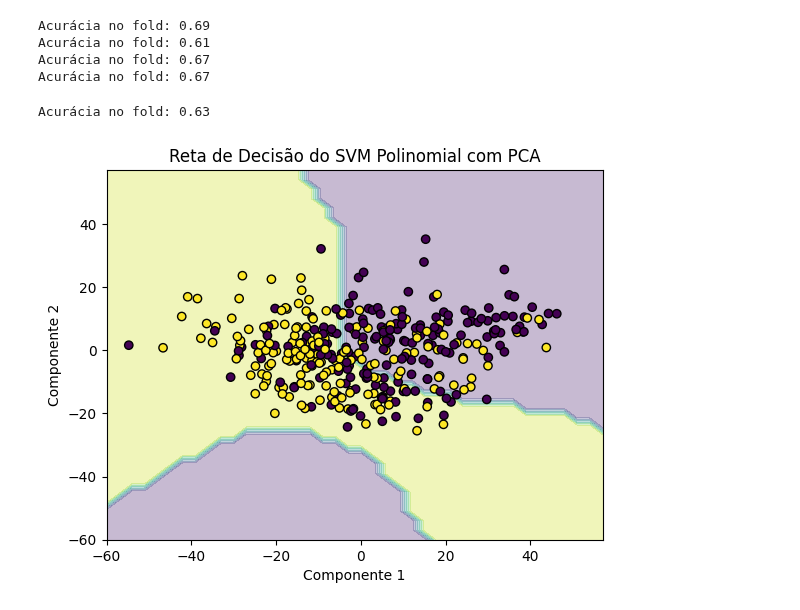
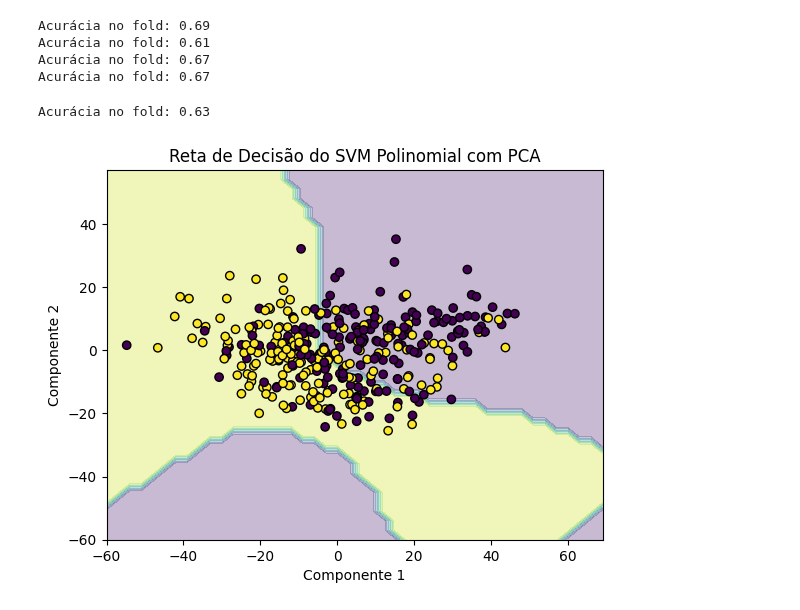
Before and after one commit to lorran-araujo/LNCC, a Jupyter notebook: disciplinas/redes-neurais/codes/lista3/exercicio1.ipynb, the cells around one changed output. Cells and saved outputs as stored; diff of their text form; code cells hidden in the pictures.

```diff
--- a/disciplinas/redes-neurais/codes/lista3/exercicio1.ipynb
+++ b/disciplinas/redes-neurais/codes/lista3/exercicio1.ipynb
@@ -447,7 +451,7 @@ x_test_pca_red = pca_red.transform(x_test_scaled)
 # %%
 accuracy = svm_kernel_red[3].score(x_test_pca_red, y_test)
 print(f"Acurácia no fold: {accuracy:.2f}")
-plot_decision_boundary(svm_kernel_red[3], x_test_pca_red, y_test, 'Reta de Decisão do SVM Polinomial com PCA', xmin=-60, xmax=60,ymin=-60, ymax=60)
+plot_decision_boundary(svm_kernel_red[3], x_test_pca_red, y_test, 'Reta de Decisão do SVM Polinomial com PCA', xmin=-60, xmax=70,ymin=-60, ymax=60)
 # %% [output]
 Acurácia no fold: 0.63
-[figure, old version]
+[figure, new version]
```
Also changed, not shown: parts of 3 cells of this notebook.
